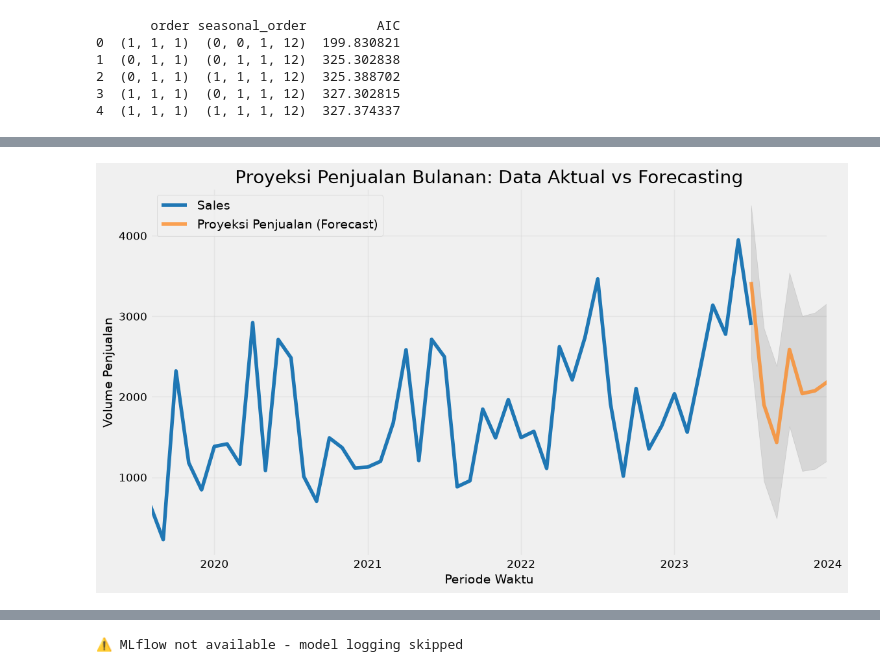
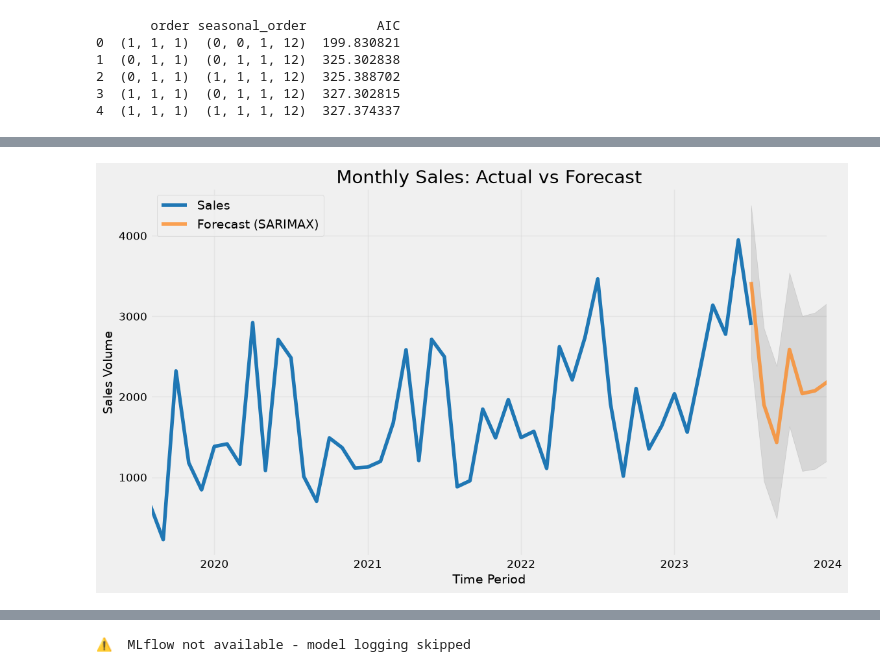
Before and after one commit to hansdarmawann/sarailmax, a Jupyter notebook: Superstore_Forecast_Local.ipynb, the cells around one changed output, grey strips where cells are left out. Saved outputs shown, nothing was run; the diff lists cells and outputs as text; code cells hidden in the pictures.

```diff
--- a/Superstore_Forecast_Local.ipynb
+++ b/Superstore_Forecast_Local.ipynb
@@ -196,10 +145,9 @@ Setelah data berhasil dimuat, kita akan menyalinnya ke dalam sebuah *DataFrame*
 # %%
-# MODIFIED FOR LOCAL EXECUTION
-# Membaca data Excel dari lakehouse
-real_df = pd.read_excel("./data/Superstore.xlsx")
+# Load data from Excel file
+real_df = pd.read_excel("./data/raw/Superstore.xlsx")
 df = real_df.copy()
 
-# Menampilkan beberapa baris awal data
+# Display first few rows
 print(df.head())
 # %% [output]
    Row ID        Order ID Order Date  Ship Date       Ship Mode Customer ID  \
@@ -674,41 +474,40 @@ Selanjutnya, model akan melakukan **One-Step-Ahead Forecast** untuk periode **12
 # %%
-# Melakukan prediksi mulai dari tanggal terakhir di dataset hingga 12 bulan ke depan
-# 'dynamic=False' berarti model menggunakan informasi aktual terbaru untuk setiap langkah prediksi
+# Generate short-term predictions for visualization
 pred = results.get_prediction(
     start=maximim_date,
     end=maximim_date + pd.DateOffset(months=6),
     dynamic=False
 )
 
-# Mengambil 'Confidence Interval' (rentang ketidakpastian) dari hasil prediksi
+# Extract confidence intervals
 pred_ci = pred.conf_int()
 
-# Membuat plot untuk membandingkan data historis dengan hasil ramalan
-ax = y['2019':].plot(label='Data Aktual (Historis)', color='#1f77b4')
+# Create visualization
+ax = y['2019':].plot(label='Actual Sales (Historical)', color='#1f77b4')
 pred.predicted_mean.plot(
     ax=ax,
-    label='Proyeksi Penjualan (Forecast)',
+    label='Forecast (SARIMAX)',
     color='#ff7f0e',
     alpha=.7,
     figsize=(12, 7)
 )
 
-# Menambahkan area arsir untuk menunjukkan batas atas dan bawah prediksi (uncertainty)
+# Add confidence interval shading
 ax.fill_between(
     pred_ci.index,
     pred_ci.iloc[:, 0],
     pred_ci.iloc[:, 1],
     color='k',
     alpha=.1
 )
 
-# Pengaturan label grafik agar informatif bagi pengguna
-ax.set_xlabel('Periode Waktu')
-ax.set_ylabel('Volume Penjualan')
-plt.title('Proyeksi Penjualan Bulanan: Data Aktual vs Forecasting')
+# Format plot
+ax.set_xlabel('Time Period')
+ax.set_ylabel('Sales Volume')
+plt.title('Monthly Sales: Actual vs Forecast')
 plt.legend(loc='upper left')
 plt.grid(True, alpha=0.3)
 plt.show()
 # %% [output]
-[figure, old version]
+[figure, new version]
 # %% [markdown]
```
Also changed, not shown: parts of 52 cells of this notebook, 1 other file.
